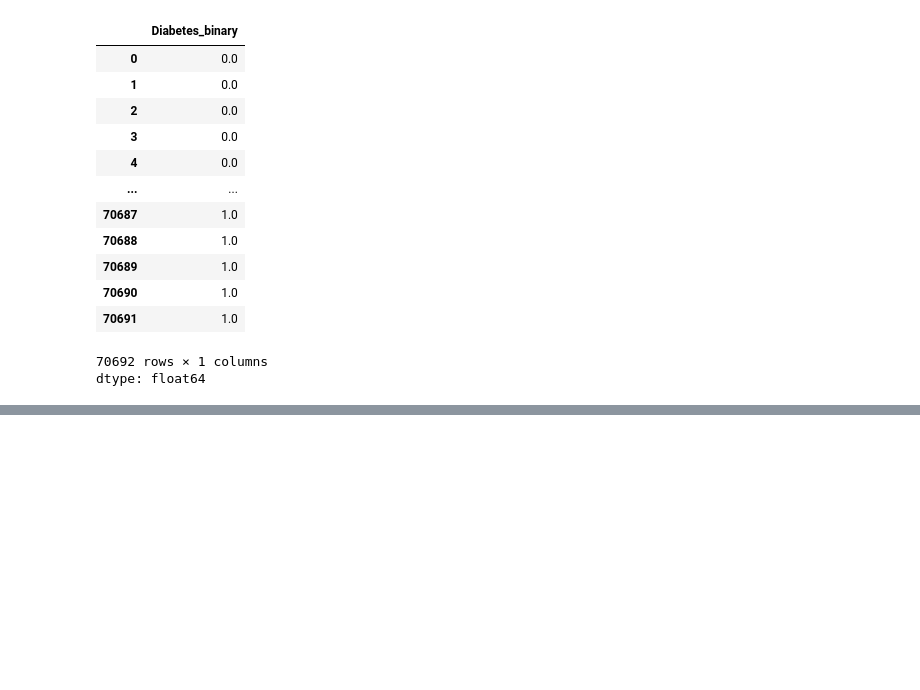
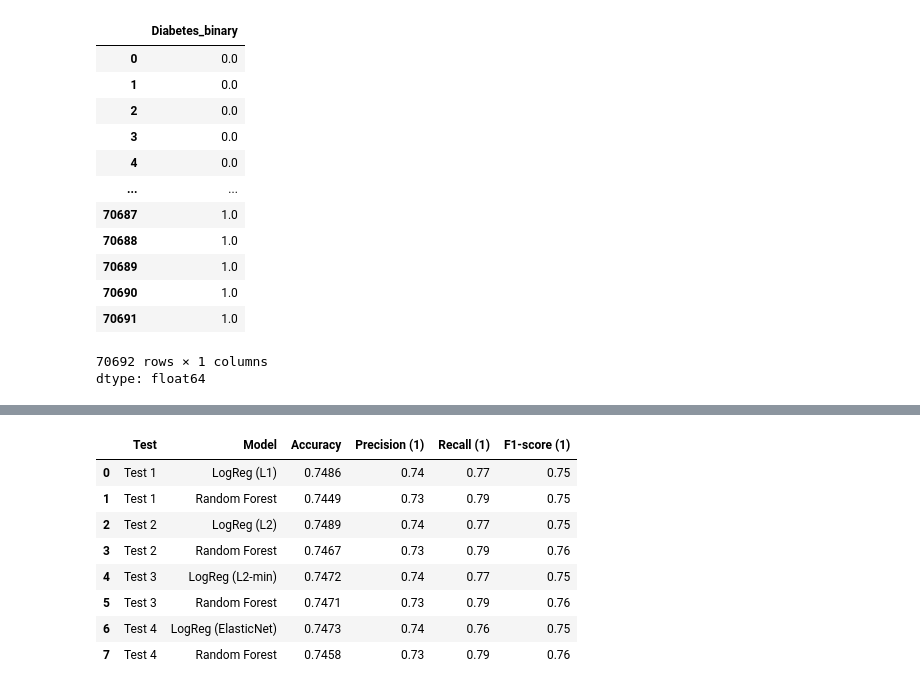
Before and after one commit to vishnub0/AWS-WEP, a Jupyter notebook: LR+RF_AWS15_Preprocessing.ipynb, the cells around one changed output, grey strips where cells are left out. Drawn from its saved outputs; the diff is of its cells as text; code cells hidden in the pictures; blank space fills up the shorter version.

```diff
--- a/LR+RF_AWS15_Preprocessing.ipynb
+++ b/LR+RF_AWS15_Preprocessing.ipynb
@@ -214,0 +496,28 @@ X_train, X_val, y_train, y_val = train_test_split(X_train, y_train, test_size=0.
+# %%
+import pandas as pd
+from IPython.display import display
+
+data = [
+    ["Test 1", "LogReg (L1)", 0.7486, 0.74, 0.77, 0.75],
+    ["Test 1", "Random Forest", 0.7449, 0.73, 0.79, 0.75],
+    ["Test 2", "LogReg (L2)", 0.7489, 0.74, 0.77, 0.75],
+    ["Test 2", "Random Forest", 0.7467, 0.73, 0.79, 0.76],
+    ["Test 3", "LogReg (L2-min)", 0.7472, 0.74, 0.77, 0.75],
+    ["Test 3", "Random Forest", 0.7471, 0.73, 0.79, 0.76],
+    ["Test 4", "LogReg (ElasticNet)", 0.7473, 0.74, 0.76, 0.75],
+    ["Test 4", "Random Forest", 0.7458, 0.73, 0.79, 0.76],
+]
+
+columns = ["Test", "Model", "Accuracy", "Precision (1)", "Recall (1)", "F1-score (1)"]
+df_results = pd.DataFrame(data, columns=columns)
+display(df_results)
+# %% [output]
+|  | Test | Model | Accuracy | Precision (1) | Recall (1) | F1-score (1) |
+| 0 | Test 1 | LogReg (L1) | 0.7486 | 0.74 | 0.77 | 0.75 |
+| 1 | Test 1 | Random Forest | 0.7449 | 0.73 | 0.79 | 0.75 |
+| 2 | Test 2 | LogReg (L2) | 0.7489 | 0.74 | 0.77 | 0.75 |
+| 3 | Test 2 | Random Forest | 0.7467 | 0.73 | 0.79 | 0.76 |
+| 4 | Test 3 | LogReg (L2-min) | 0.7472 | 0.74 | 0.77 | 0.75 |
+| 5 | Test 3 | Random Forest | 0.7471 | 0.73 | 0.79 | 0.76 |
+| 6 | Test 4 | LogReg (ElasticNet) | 0.7473 | 0.74 | 0.76 | 0.75 |
+| 7 | Test 4 | Random Forest | 0.7458 | 0.73 | 0.79 | 0.76 |
```
Also changed, not shown: parts of 18 cells of this notebook.
